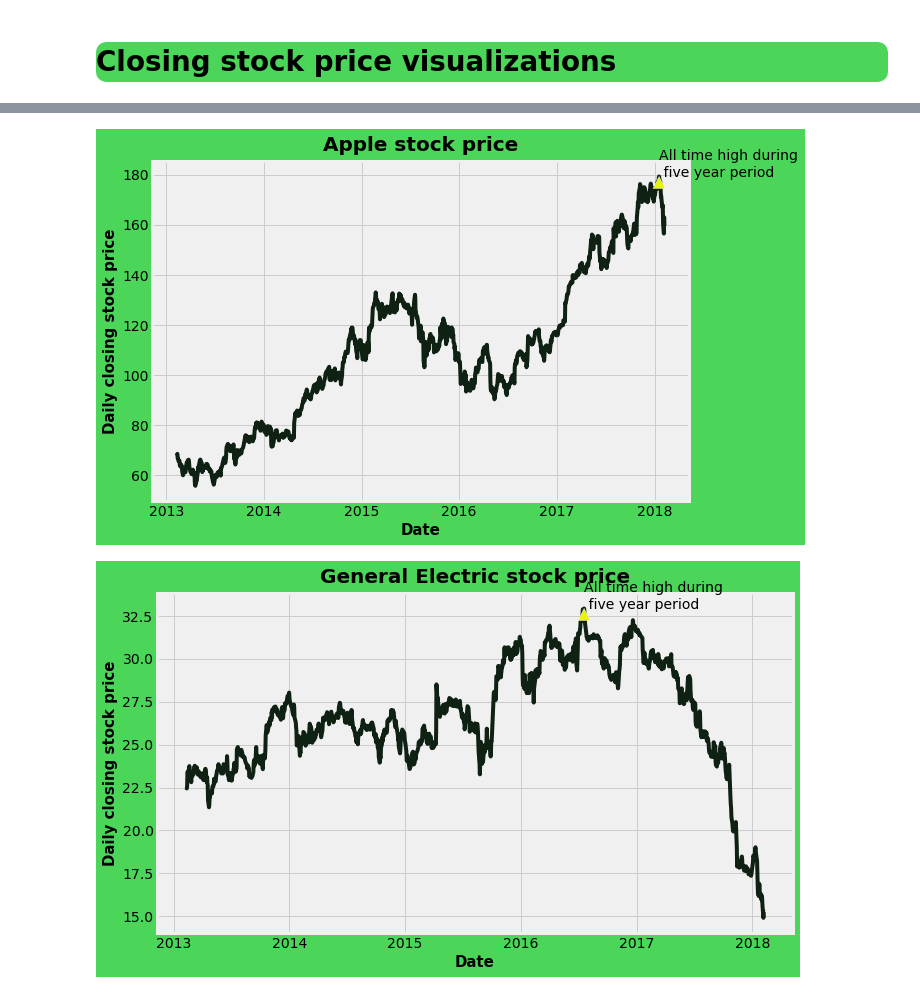
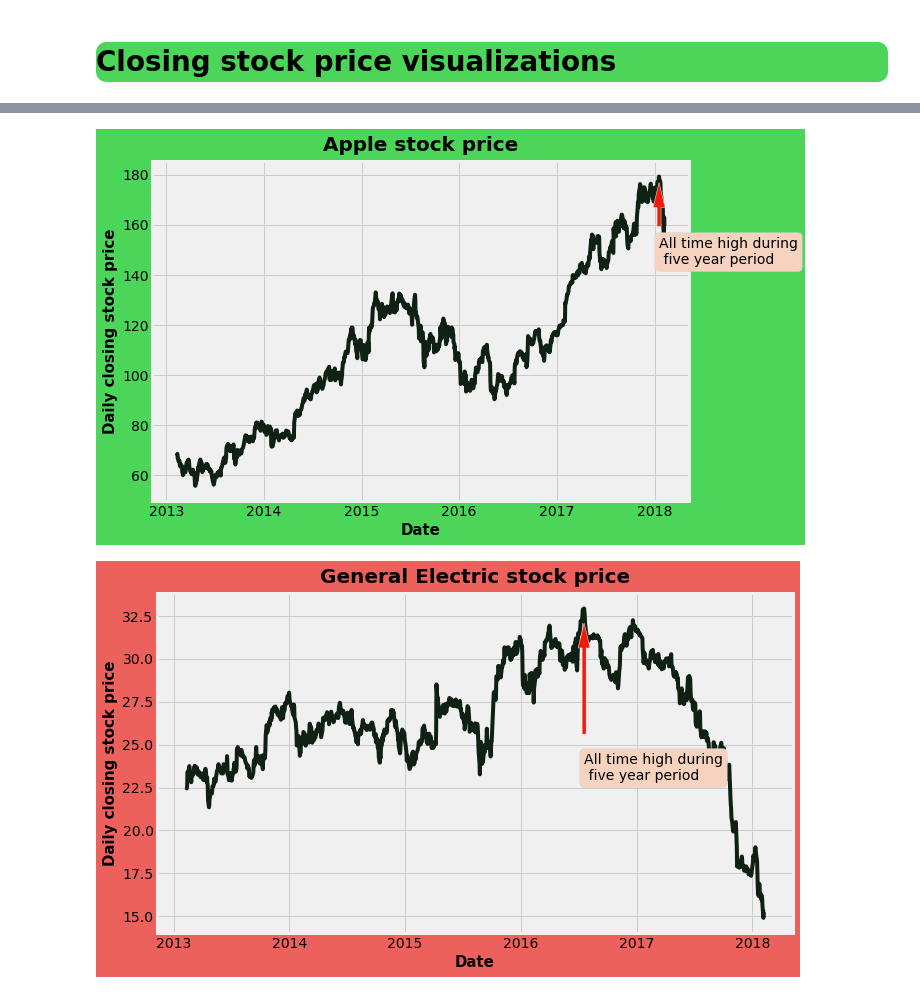
Before and after one commit to avikumart/Time-series-analysis-and-forecasting, a Jupyter notebook: timeseries-stock-price-forecasting.ipynb, the cells around one changed output, grey strips where cells are left out. Saved outputs shown, nothing was run; the diff lists cells and outputs as text; code cells hidden in the pictures.

Commit message:
Kaggle Notebook | [Timeseries]Stock-price-forecasting | Version 8

```diff
--- a/timeseries-stock-price-forecasting.ipynb
+++ b/timeseries-stock-price-forecasting.ipynb
@@ -253,16 +251,44 @@ CSCO            2013-02-08 00:00:00                     2018-02-07 00:00:00
 # function return closing stock price over a 5 years of time period
 def closing_stock_price(df):
 
+    # define highest stock over 5 period of time with date of the same
     high = df['close'].max()
     datetime = df[df['close'] == df['close'].max()]['date'].values
 
-    fig, ax = plt.subplots(figsize=(10,6), facecolor='#4bd659')
+    if df['ticks'].unique()[0] == 'GE':
+        fig, ax = plt.subplots(figsize=(10,6), facecolor='#ed615c')
+    elif df['ticks'].unique()[0] == 'F':
+        fig, ax = plt.subplots(figsize=(10,6), facecolor='#ed615c')
+    else:
+        fig, ax = plt.subplots(figsize=(10,6), facecolor='#4bd659')
     ax.plot(df['date'], df['close'], color='#0f2113')
     ax.set_title(f"{df['co_name'].unique()[0]} stock price", fontsize=20)
     ax.set_xlabel("Date", fontsize=15)
     ax.set_ylabel("Daily closing stock price", fontsize=15)
-    ax.annotate("All time high during\n five year period", xy=(datetime, high),
-                 arrowprops=dict(facecolor='#e9f507'))
+    if df['ticks'].unique()[0] == 'AAPL':
+        ax.annotate("All time high during\n five year period", xy=(datetime, high),xytext=(datetime,high-35),
+                bbox=dict(boxstyle="round",facecolor='#f5d3bf', edgecolor='#d0d5db'),
+                 arrowprops=dict(facecolor='#f0190a',headlength=25, shrink=0.1))
+    elif df['ticks'].unique()[0] == 'F':
+        ax.annotate("All time high during\n five year period", xy=(datetime, high),xytext=(datetime,high-3),
+                bbox=dict(boxstyle="round",facecolor='#f5d3bf', edgecolor='#d0d5db'),
+                 arrowprops=dict(facecolor='#f0190a',headlength=25, shrink=0.1))
+    elif df['ticks'].unique()[0] == 'FB':
+        ax.annotate("All time high during\n five year period", xy=(datetime, high),xytext=(datetime,high-50),
+                bbox=dict(boxstyle="round",facecolor='#f5d3bf', edgecolor='#d0d5db'),
+                 arrowprops=dict(facecolor='#f0190a',headlength=25, shrink=0.1))
+    elif df['ticks'].unique()[0] == 'MSFT':
+        ax.annotate("All time high during\n five year period", xy=(datetime, high),xytext=(datetime,high-20),
+                bbox=dict(boxstyle="round",facecolor='#f5d3bf', edgecolor='#d0d5db'),
+                 arrowprops=dict(facecolor='#f0190a',headlength=25, shrink=0.1))
+    elif df['ticks'].unique()[0] == 'MU':
+        ax.annotate("All time high during\n five year period", xy=(datetime, high),xytext=(datetime,high-15),
+                bbox=dict(boxstyle="round",facecolor='#f5d3bf', edgecolor='#d0d5db'),
+                 arrowprops=dict(facecolor='#f0190a',headlength=25, shrink=0.1))
+    else:
+        ax.annotate("All time high during\n five year period", xy=(datetime, high),xytext=(datetime,high-10),
+                bbox=dict(boxstyle="round",facecolor='#f5d3bf', edgecolor='#d0d5db'),
+                 arrowprops=dict(facecolor='#f0190a',headlength=25, shrink=0.1))
 
     plt.show()
 
@@ -282,2 +308,2 @@ closing_stock_price(csco_df)
-[figure, old version]
+[figure, new version]
-[figure, old version]
+[figure, new version]
```
Also changed, not shown: parts of 8 cells of this notebook.
